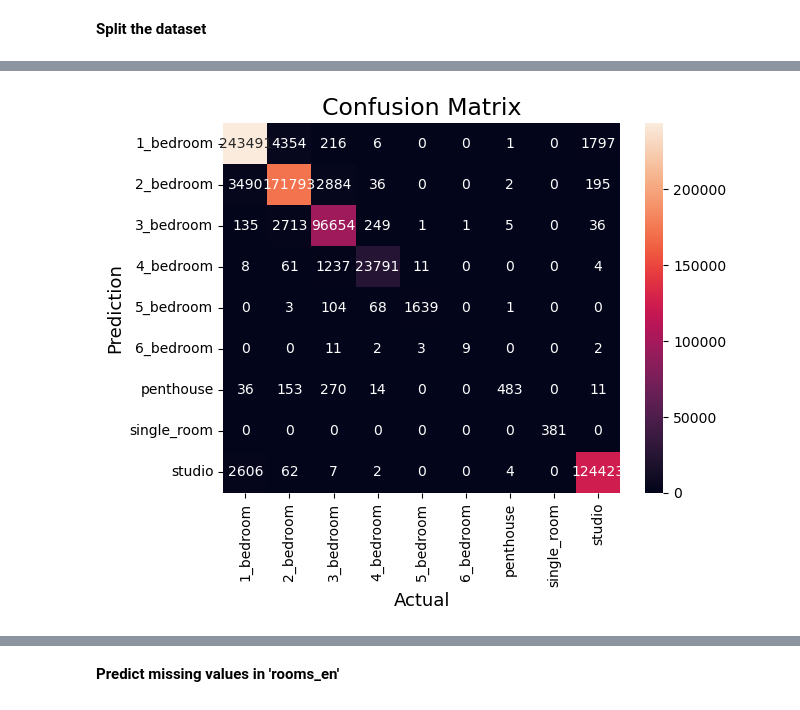
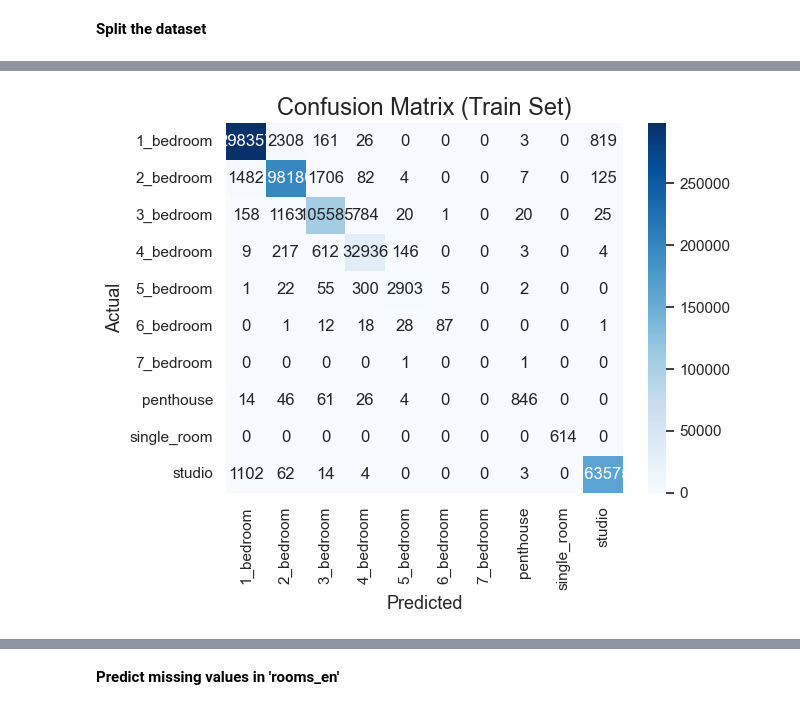
Before and after one commit to ssuljo/dld_transactions_analytics, a Jupyter notebook: data_preparation.ipynb, the cells around one changed output, grey strips where cells are left out. Saved outputs shown, nothing was run; the diff lists cells and outputs as text; code cells hidden in the pictures.

```diff
--- a/data_preparation.ipynb
+++ b/data_preparation.ipynb
@@ -370,0 +497,7 @@ Since XGBoost is not sensitive to skewed input data - we won't scale features
+# %%
+# Combine all outlier indices
+outlier_indices = large_area_idx.union(tiny_area_idx).union(low_price_idx).union(high_price_idx)
+print(f"Total outlier records to drop: {len(outlier_indices)}")
+
+# Drop all outliers
+new_data = data.drop(index=outlier_indices).reset_index(drop=True)
@@ -461,12 +616,11 @@ missing: 1408
 # %%
 columns_to_drop = [ 'rent_value', # 97% of missing values
                    'meter_rent_price', # 97% of missing values
-                   'meter_sale_price', # feature is derived from 'actual_worth'
+                   'meter_sale_price', # feature is derived from 'actual_worth', dropping to prevent a target leakage issue  where the model could otherwise “cheat”
                    'building_name_en', # dropped because of too many categories. missing: 87001, Length: 3195
                    'project_name_en', # dropped because of too many categories. missing: 166685, Length: 1544
-                #    'instance_date'
                 ]
 
 # Reset indices
 # After data cleaning the indices refer to  all data (including the removed observations)
-data_cleaned = data.drop(columns_to_drop, axis=1).reset_index(drop=True)
+data_cleaned = new_data.drop(columns_to_drop, axis=1).reset_index(drop=True)
@@ -506,0 +677,3 @@ data_cleaned.head(10)
+# %%
+data_cleaned = data_cleaned.drop('instance_date', axis=1)
+data_cleaned.shape
@@ -608,13 +769,17 @@ Pipeline(steps=[('preprocessor',
 # %%
-# Evaluate the model
-y_pred_train = forest.predict(X_train)
-y_pred = forest.predict(X_test)
+# Get full list of class labels from training data
+all_classes = np.unique(Y_train)
 
-y_pred_proba = forest.predict_proba(X_test)
+# Predict classes and probabilities
+y_pred_train = model.predict(X_train)
+y_pred_test = model.predict(X_test)
+y_pred_proba_test = model.predict_proba(X_test)
 
+# Evaluate
 accuracy_train = accuracy_score(Y_train, y_pred_train)
-accuracy_test = accuracy_score(Y_test, y_pred)
+accuracy_test = accuracy_score(Y_test, y_pred_test)
+logloss_test = log_loss(Y_test, y_pred_proba_test, labels=all_classes)
 
 print("ACCURACY: TRAIN=%.4f TEST=%.4f" % (accuracy_train, accuracy_test))
-print("LOG LOSS: "+str(log_loss(Y_test, y_pred_proba)))
+print("LOG LOSS: " + str(logloss_test))
 # %% [output]
@@ -629,17 +788,17 @@ LOG LOSS: 0.1403890119481042
 # %%
 cm = confusion_matrix(Y_train,y_pred_train)
-classes=forest.named_steps['model'].classes_
+classes=le.classes_
 sns.heatmap(cm,
             annot=True,
             fmt='g',
             xticklabels=classes,
-            yticklabels=classes
-
+            yticklabels=classes,
+            cmap='Blues'
             )
-plt.ylabel('Prediction',fontsize=13)
-plt.xlabel('Actual',fontsize=13)
-plt.title('Confusion Matrix',fontsize=17)
+plt.ylabel('Actual',fontsize=13)
+plt.xlabel('Predicted',fontsize=13)
+plt.title('Confusion Matrix (Train Set)',fontsize=17)
 plt.show()
 # %% [output]
-[figure, old version]
+[figure, new version]
 # %%
```
Also changed, not shown: parts of 96 cells of this notebook, 9 other files.
